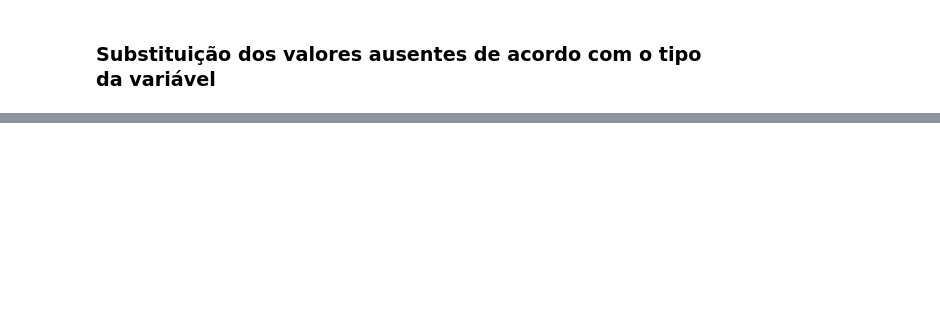
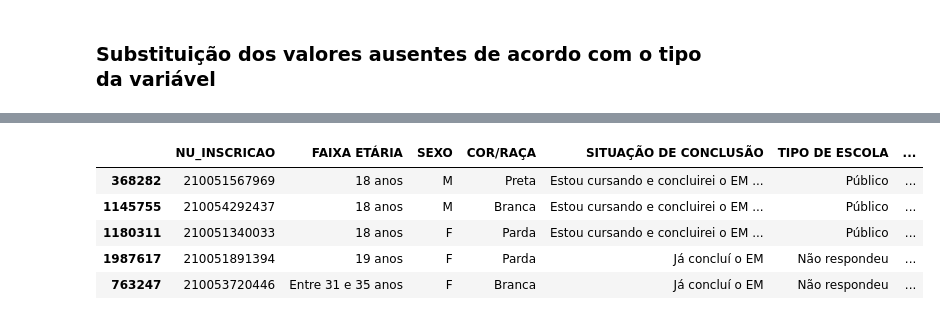
Before and after one commit to Victor-Amarante/Intro_DS, a Jupyter notebook: DataProcessing_2021.ipynb, the cells around one changed output, grey strips where cells are left out. Drawn from its saved outputs; the diff is of its cells as text; code cells hidden in the pictures; blank space fills up the shorter version.

```diff
--- a/DataProcessing_2021.ipynb
+++ b/DataProcessing_2021.ipynb
@@ -296,0 +473,9 @@ vestibulandos_presentes_pe.to_csv('enem2021_processed.csv', sep=';', encoding='i
+# %%
+vestibulandos_amostra.head()
+# %% [output]
+|  | NU_INSCRICAO | FAIXA ETÁRIA | SEXO | COR/RAÇA | SITUAÇÃO DE CONCLUSÃO | TIPO DE ESCOLA | ... |
+| 368282 | 210051567969 | 18 anos | M | Preta | Estou cursando e concluirei o EM ... | Público | ... |
+| 1145755 | 210054292437 | 18 anos | M | Branca | Estou cursando e concluirei o EM ... | Público | ... |
+| 1180311 | 210051340033 | 18 anos | F | Parda | Estou cursando e concluirei o EM ... | Público | ... |
+| 1987617 | 210051891394 | 19 anos | F | Parda | Já concluí o EM | Não respondeu | ... |
+| 763247 | 210053720446 | Entre 31 e 35 anos | F | Branca | Já concluí o EM | Não respondeu | ... |
```
Also changed, not shown: parts of 33 cells of this notebook, 4 other files.
